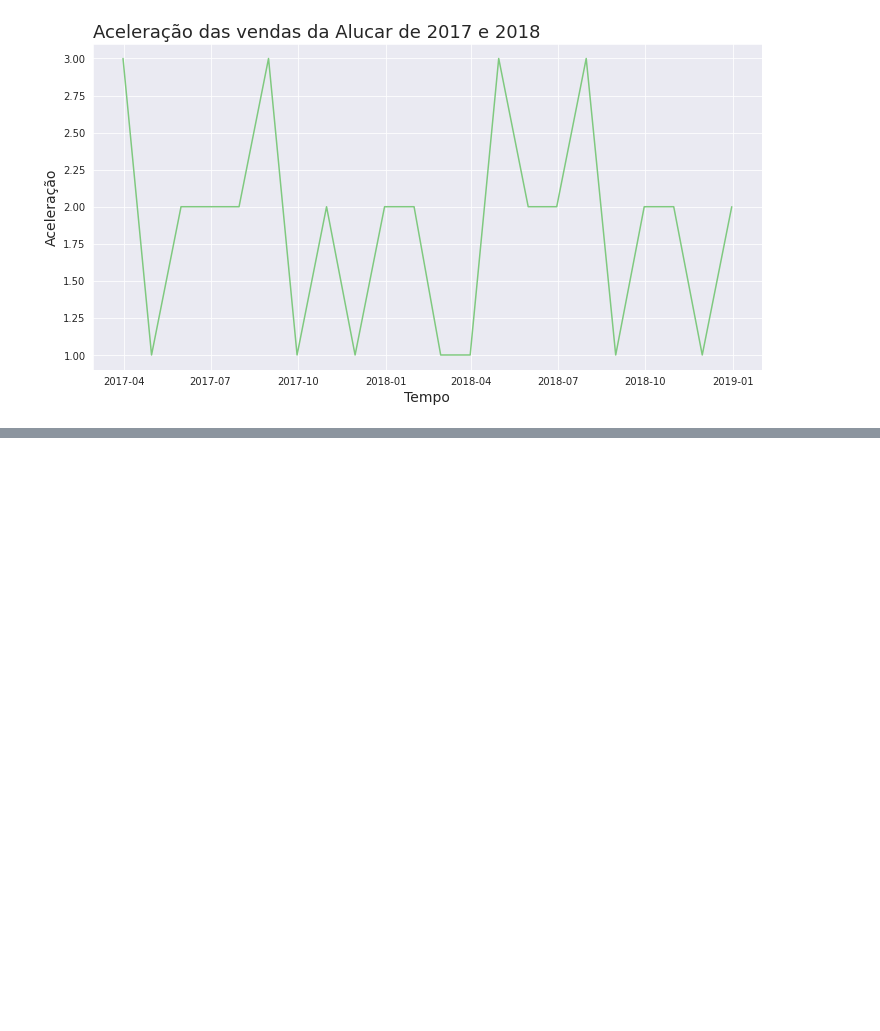
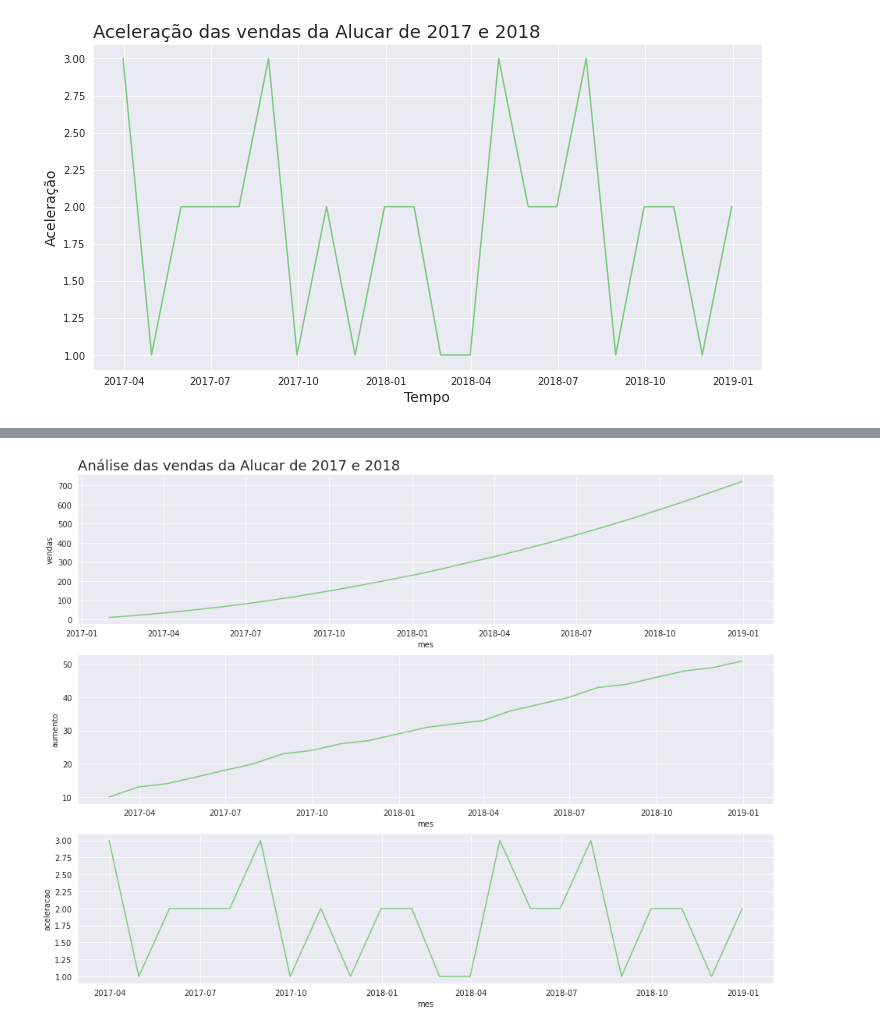
Before and after one commit to erikamarchi/data-science-introducao-a-analise-de-series-temporais, a Jupyter notebook: SeriesTemporais.ipynb, the cells around one changed output, grey strips where cells are left out. Cells and saved outputs as stored; diff of their text form; code cells hidden in the pictures; blank space fills up the shorter version.

```diff
--- a/SeriesTemporais.ipynb
+++ b/SeriesTemporais.ipynb
@@ -124,0 +137,16 @@ plotar('Aceleração das vendas da Alucar de 2017 e 2018', 'Tempo', 'Aceleraçã
+# %%
+def plot_comparacao(x, y1, y2, y3, dataset, titulo):
+    plt.figure(figsize=(16,12))
+    ax = plt.subplot(3,1,1)
+    ax.set_title(titulo,fontsize=18, loc='left')
+    sns.lineplot(x=x, y=y1, data=dataset)
+    plt.subplot(3,1,2)
+    sns.lineplot(x=x, y=y2, data=dataset)
+    plt.subplot(3,1,3)
+    sns.lineplot(x=x, y=y3, data=dataset)
+    ax=ax
+# %%
+plot_comparacao('mes', 'vendas', 'aumento', 'aceleracao',
+                alucar, 'Análise das vendas da Alucar de 2017 e 2018')
+# %% [output]
+[figure, added]
```
Also changed, not shown: parts of 1 cell of this notebook.
